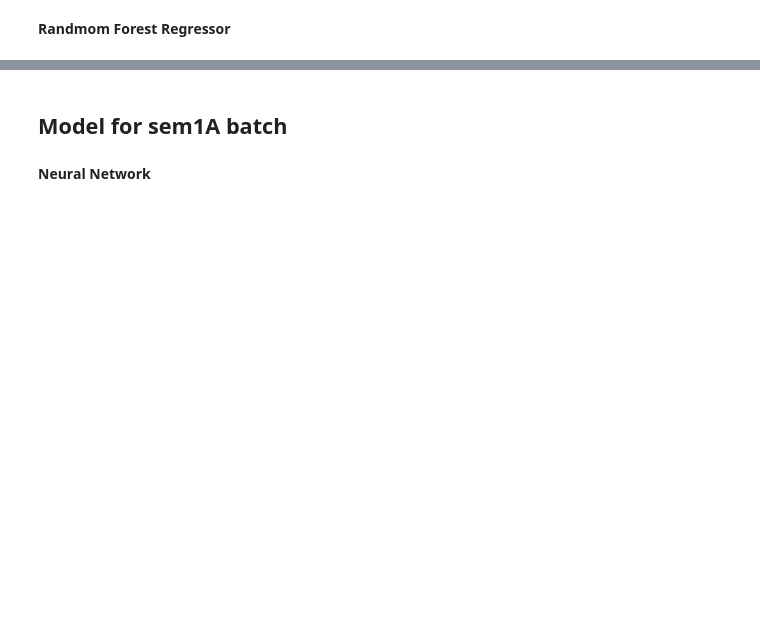
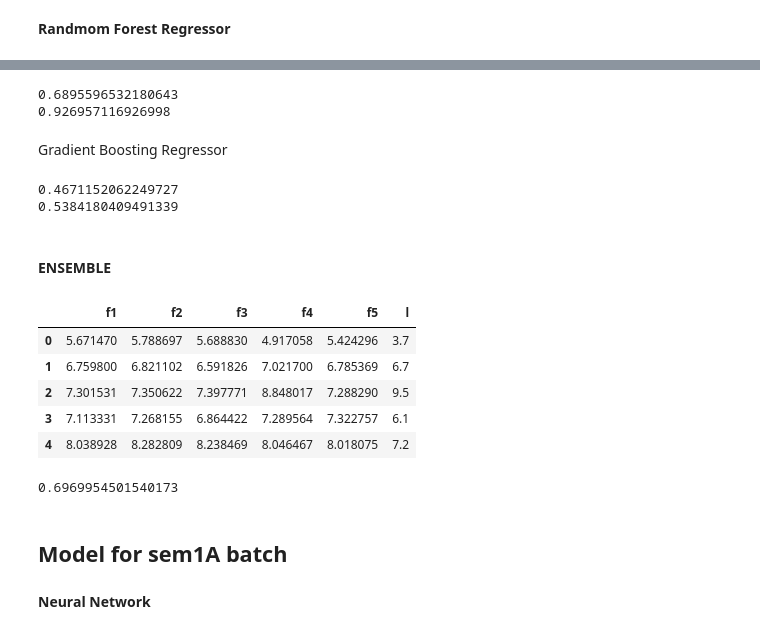
Before and after one commit to varangrai/Grades-Analysis, a Jupyter notebook: Data Training.ipynb, the cells around one changed output, grey strips where cells are left out. Drawn from its saved outputs; the diff is of its cells as text; code cells hidden in the pictures; blank space fills up the shorter version.

Commit message:
Ensemble added

```diff
--- a/Data Training.ipynb
+++ b/Data Training.ipynb
@@ -100,0 +129,5 @@ Epoch 300/300
+# %%
+from sklearn.neighbors import KNeighborsRegressor
+knnmodel=KNeighborsRegressor()
+knnmodel.fit(X_trainB,y_trainB)
+predictknn = knnmodel.predict(X_testB) # training KNN regressor
@@ -100,0 +142,5 @@ Epoch 300/300
+# %%
+from sklearn.ensemble import AdaBoostRegressor
+adbmodel=AdaBoostRegressor()
+adbmodel.fit(X_trainB,y_trainB)
+predictadb = adbmodel.predict(X_testB) # training AdaBoost regressor
@@ -110,0 +202,10 @@ sklearn.metrics.r2_score(y_testB,RFmodel.predict(X_testB)) # r2 score of random
+# %%
+# Use the random grid to search for best hyperparameters
+# First create the base model to tune
+rf = RandomForestRegressor()
+# Random search of parameters, using 3 fold cross validation,
+# search across 100 different combinations, and use all available cores
+rf_random = RandomizedSearchCV(estimator = rf, param_distributions = random_grid, n_iter = 100, cv = 3, verbose=2, random_state=42, n_jobs = -1)
+# Fit the random search model
+rf_random.fit(X_trainB,y_trainB) # making random forest regressor
+predictrfrand = rf_random.predict(X_testB)
@@ -111,3 +222,51 @@ sklearn.metrics.r2_score(y_testB,RFmodel.predict(X_testB)) # r2 score of random
+# %%
+print(sklearn.metrics.r2_score(y_testB,   rf_random.predict(X_testB)))
+print(sklearn.metrics.r2_score(y_trainB,  rf_random.predict(X_trainB)))
+# %% [output]
+0.6895596532180643
+0.926957116926998
+# %% [markdown]
+Gradient Boosting Regressor
+# %%
+from sklearn.ensemble import GradientBoostingRegressor
+gbrmodel=GradientBoostingRegressor()
+gbrmodel.fit(X_trainB,y_trainB)
+predictgbr = gbrmodel.predict(X_testB) # training Gradient Boosting regressor
+# %%
+print(sklearn.metrics.r2_score(y_testB,gbrmodel.predict(X_testB)))
+print(sklearn.metrics.r2_score(y_trainB,gbrmodel.predict(X_trainB)))
+# %% [output]
+0.4671152062249727
+0.5384180409491339
+# %% [markdown]
+#### ENSEMBLE
+# %%
+df1=pd.DataFrame()
+df1['f1']=predictlr
+df1['f2']=predictgbr
+df1['f3']=predictsvr
+df1['f4']=predictrfrand
+df1['f5']=prednn
+df1['l']=y_testB
+df1.head()
+# %% [output]
+|  | f1 | f2 | f3 | f4 | f5 | l |
+| 0 | 5.671470 | 5.788697 | 5.688830 | 4.917058 | 5.424296 | 3.7 |
+| 1 | 6.759800 | 6.821102 | 6.591826 | 7.021700 | 6.785369 | 6.7 |
+| 2 | 7.301531 | 7.350622 | 7.397771 | 8.848017 | 7.288290 | 9.5 |
+| 3 | 7.113331 | 7.268155 | 6.864422 | 7.289564 | 7.322757 | 6.1 |
+| 4 | 8.038928 | 8.282809 | 8.238469 | 8.046467 | 8.018075 | 7.2 |
+# %%
+x=df1.iloc[:,:-1]
+y=df1.iloc[:,-1:]
+y.head()
+x1, x2, y1, y2= train_test_split(x,y,test_size=0.4,random_state=101)
+from sklearn.linear_model import LinearRegression
+lrmodel1=LinearRegression()
+lrmodel1.fit(x1,y1)
+sklearn.metrics.r2_score(y2,lrmodel1.predict(x2))
+# %% [output]
+0.6969954501540173
 # %% [markdown]
 ## Model for sem1A batch
 # %%
```
Also changed, not shown: parts of 56 cells of this notebook, 1 other file.
